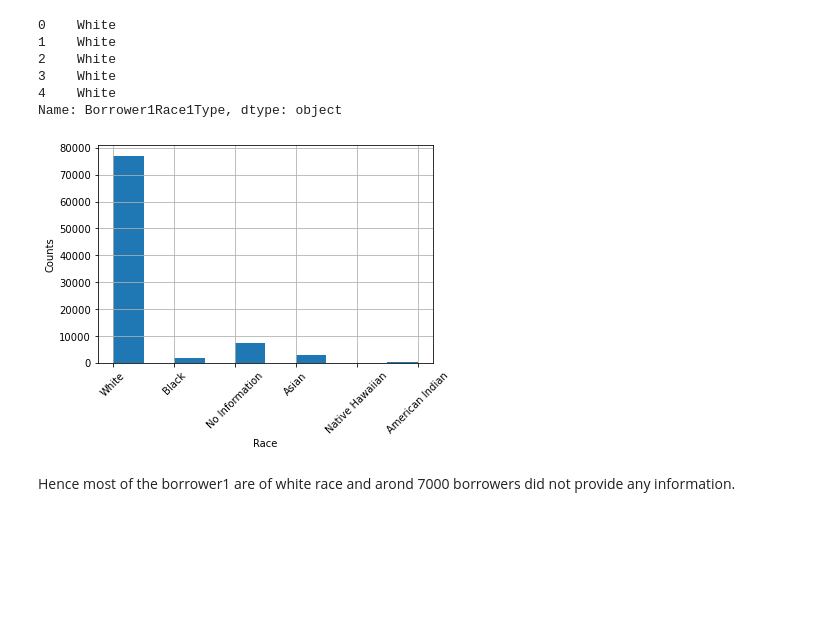
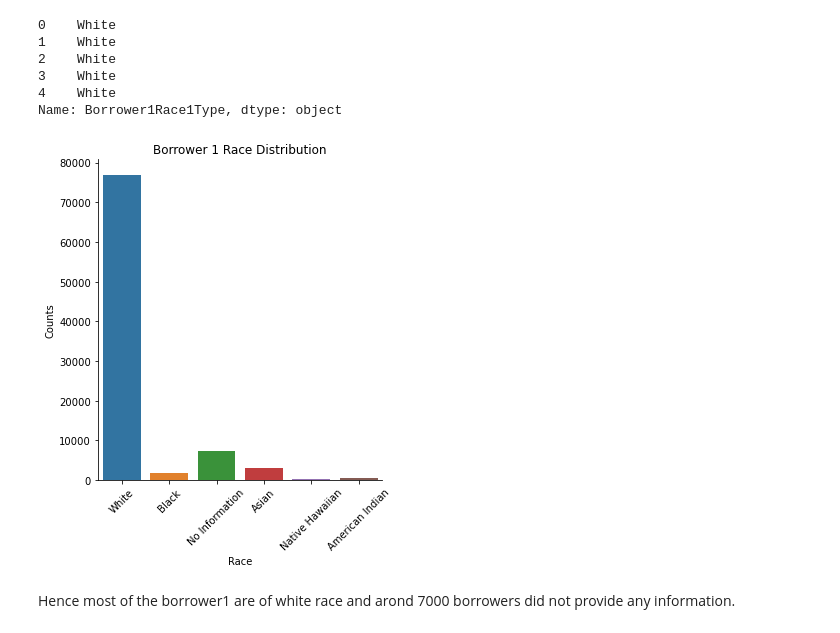
Before and after one commit to syadav12-hawk/check_mortgage_loan_disparity, a Jupyter notebook: EDA.ipynb, the cells around one changed output. Drawn from its saved outputs; the diff is of its cells as text; code cells hidden in the pictures; blank space fills up the shorter version.

```diff
--- a/EDA.ipynb
+++ b/EDA.ipynb
@@ -120,13 +122,15 @@ df_2019['Borrower1Race1Type'].head()
 Name: Borrower1Race1Type, dtype: object
 # %%
 #Check Visually
-df_2019['Borrower1Race1Type'].hist()
+#df_2019['Borrower1Race1Type'].hist()
+sns.catplot(x="Borrower1Race1Type", kind="count", data=df_2019)
 plt.xlabel('Race')
 plt.ylabel('Counts')
 plt.xticks(rotation = 45)
+plt.title("Borrower 1 Race Distribution")
 plt.show()
 # %% [output]
-[figure, old version]
+[figure, new version]
 # %% [markdown]
 Hence most of the borrower1 are of white race and arond 7000 borrowers did not provide any information.
 # %%
```
Also changed, not shown: parts of 89 cells of this notebook.
